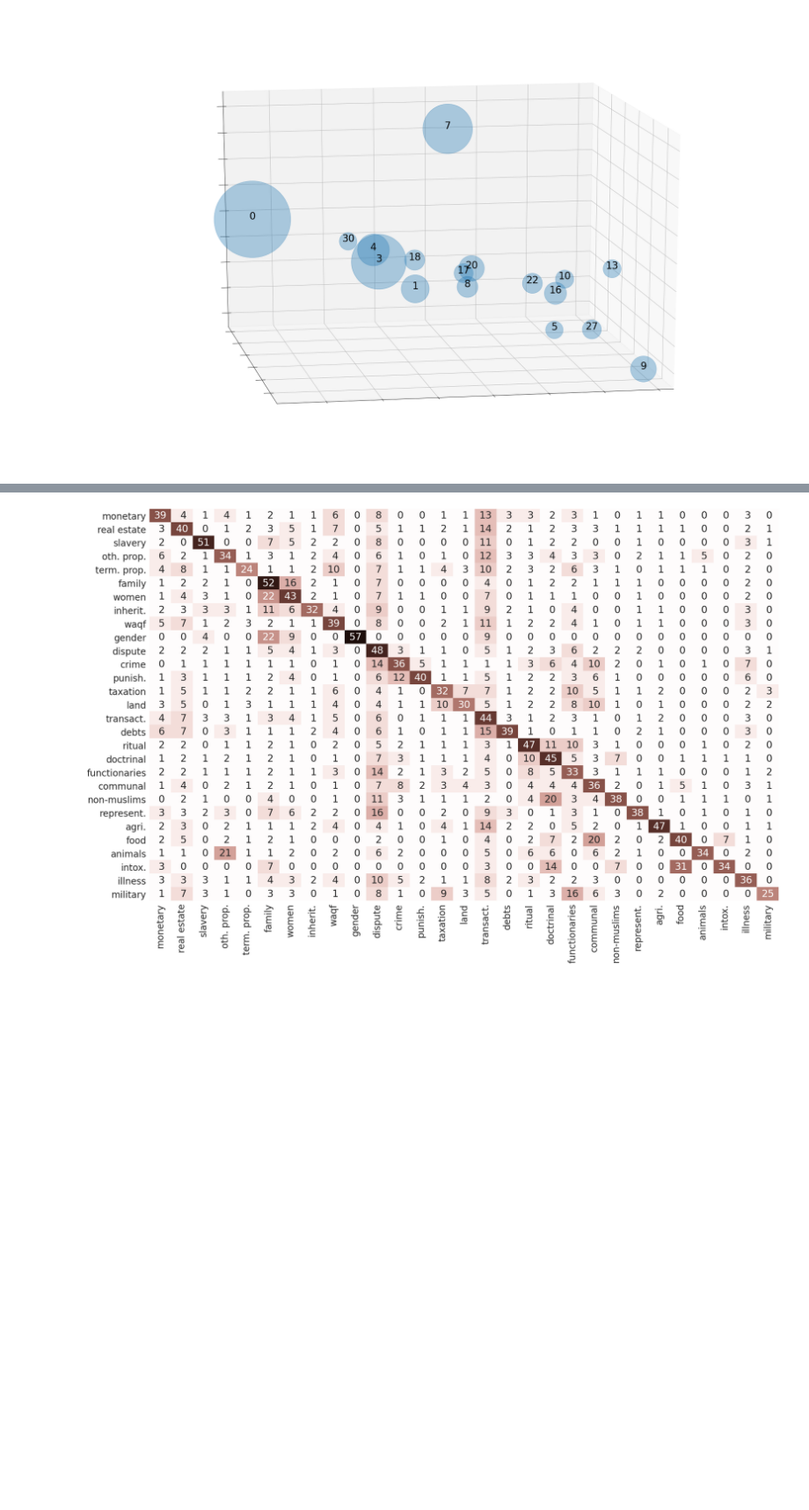
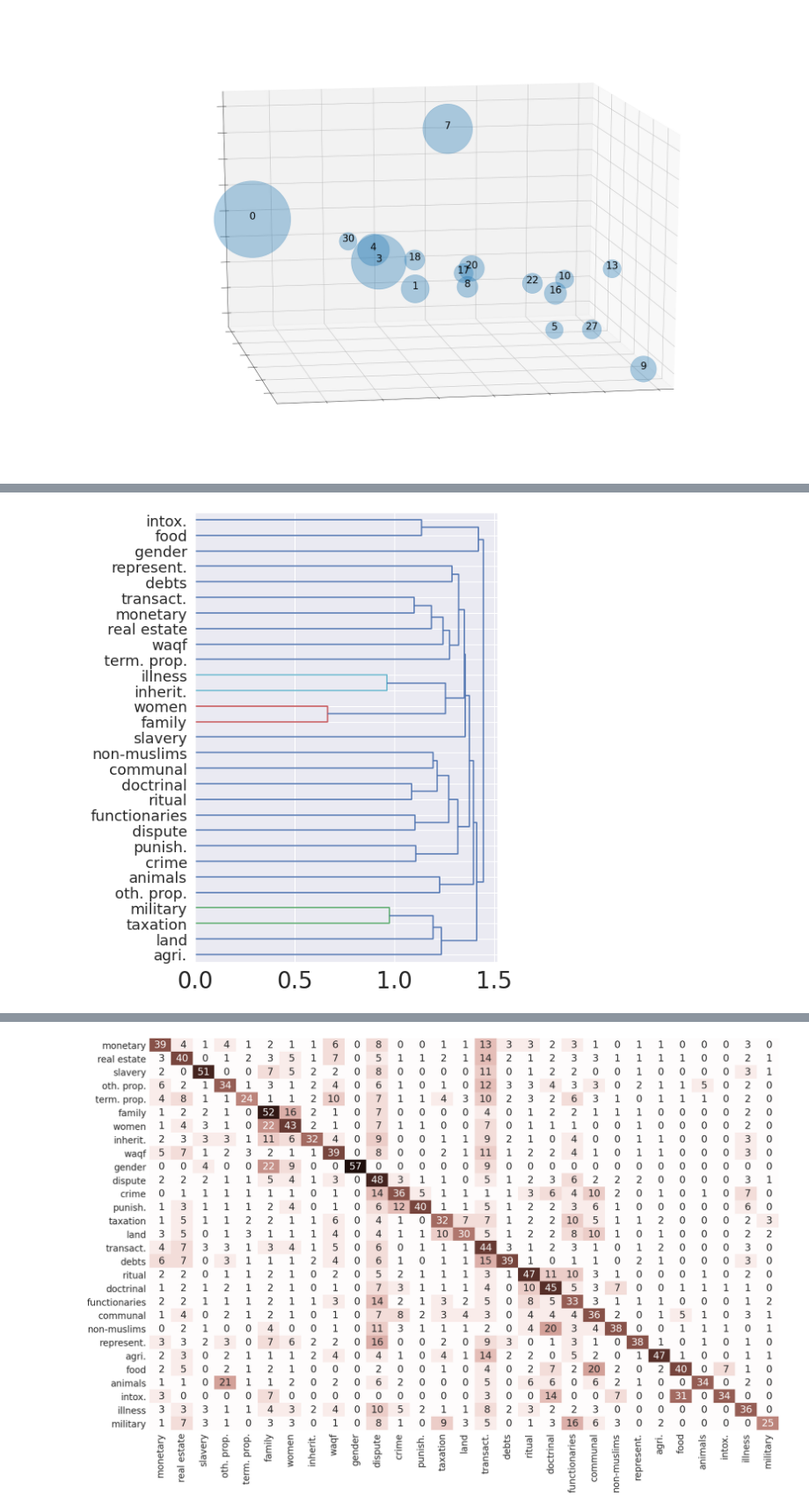
Before and after one commit to kaygun/Semantic_Mapping, a Jupyter notebook: notebooks/all-computations.ipynb, the cells around one changed output, grey strips where cells are left out. Shown at 88% size. Drawn from its saved outputs; the diff is of its cells as text; code cells hidden in the pictures; blank space fills up the shorter version.

```diff
--- a/notebooks/all-computations.ipynb
+++ b/notebooks/all-computations.ipynb
@@ -157,0 +209,4 @@ Plot3D(coords,sizes,topicNames,(15,260),f'{HOME}/images/ebu-suud-topics-projecti
+# %%
+experiment(1,method='average',exponent=1.0)
+# %% [output]
+[figure, added]
```
Also changed, not shown: parts of 14 cells of this notebook, 4 other files.
